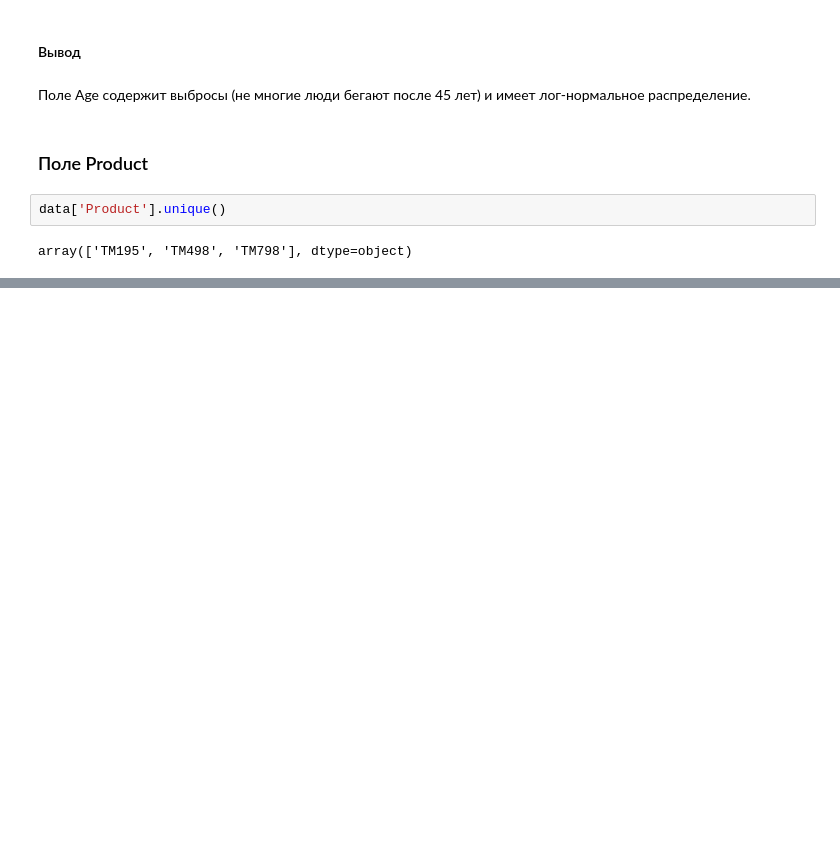
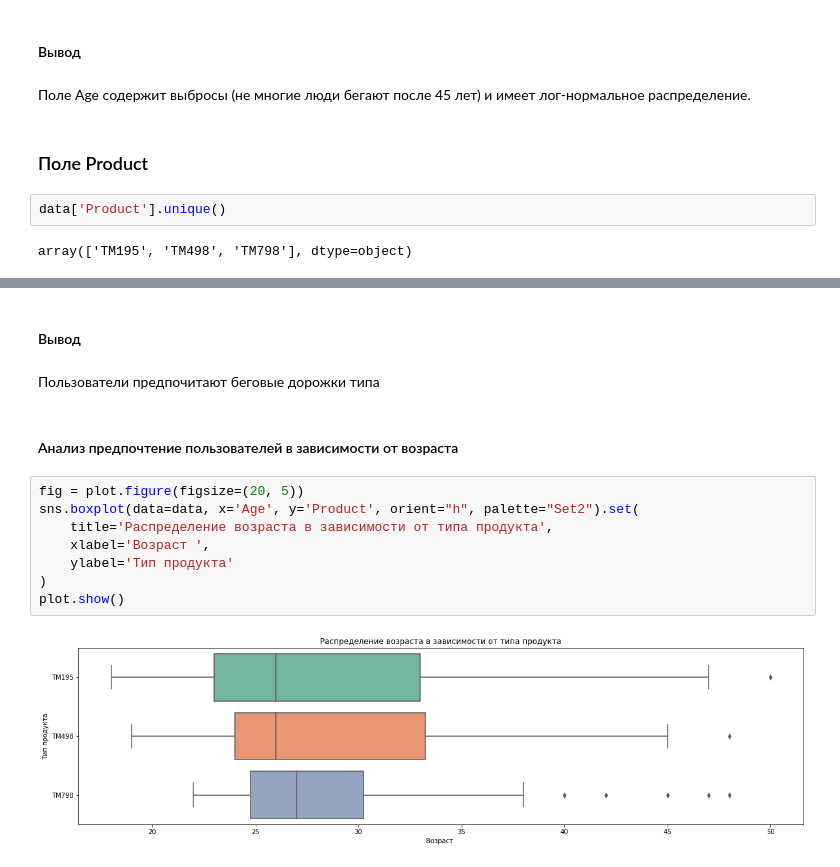
Before and after one commit to Chularev/kaggle_competitions, a Jupyter notebook: CardioGoodFitness/notebook.ipynb, the cells around one changed output, grey strips where cells are left out. Drawn from its saved outputs; the diff is of its cells as text; blank space fills up the shorter version.

```diff
--- a/CardioGoodFitness/notebook.ipynb
+++ b/CardioGoodFitness/notebook.ipynb
@@ -269,0 +277,16 @@ plot.show()
+# %% [markdown]
+#### Вывод
+# %% [markdown]
+Пользователи предпочитают беговые дорожки типа
+# %% [markdown]
+#### Анализ предпочтение пользователей в зависимости от возраста
+# %%
+fig = plot.figure(figsize=(20, 5))
+sns.boxplot(data=data, x='Age', y='Product', orient="h", palette="Set2").set(
+    title='Распределение возраста в зависимости от типа продукта',
+    xlabel='Возраст ',
+    ylabel='Тип продукта'
+)
+plot.show()
+# %% [output]
+[figure, added]
```
Also changed, not shown: parts of 2 cells of this notebook.
